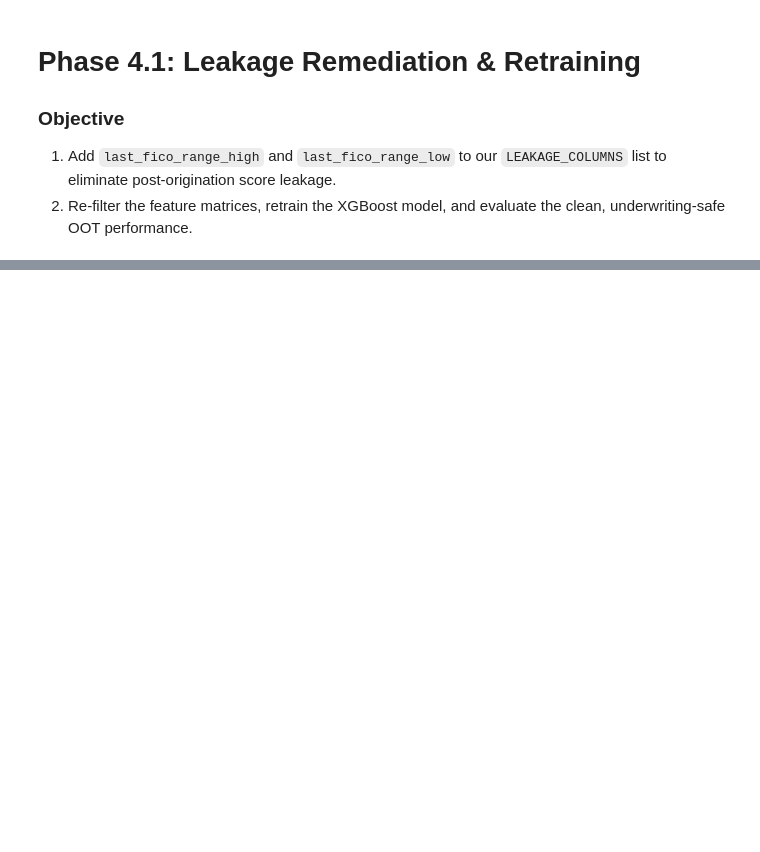
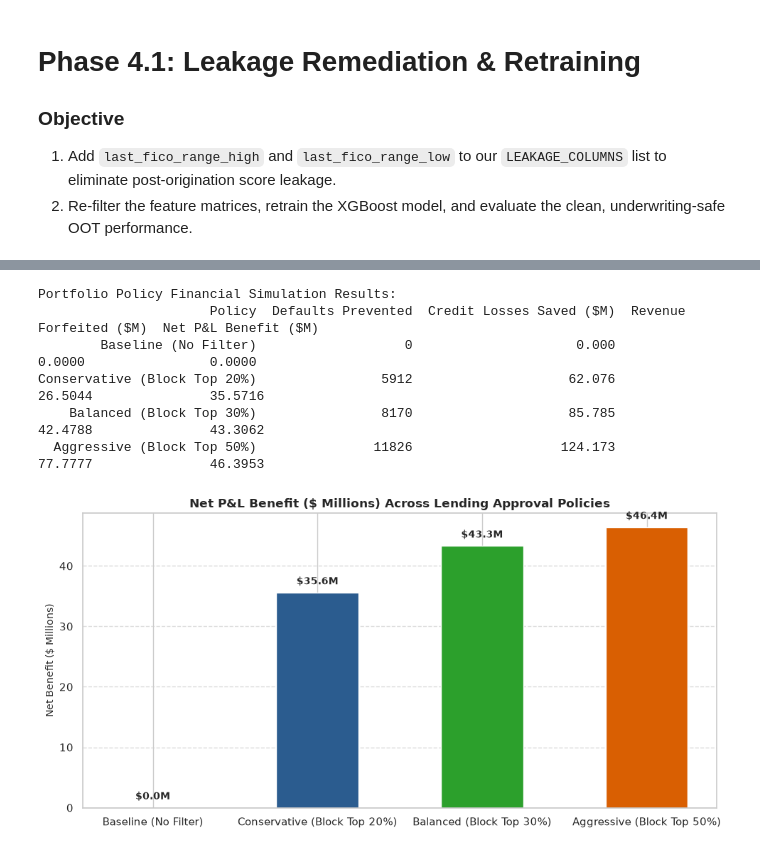
Before and after one commit to Blazins/credit-risk-default-engine, a Jupyter notebook: notebooks/credit_risk.ipynb, the cells around one changed output, grey strips where cells are left out. Cells and saved outputs as stored; diff of their text form; code cells hidden in the pictures; blank space fills up the shorter version.

```diff
--- a/notebooks/credit_risk.ipynb
+++ b/notebooks/credit_risk.ipynb
@@ -592,0 +645,79 @@ Maximum KS Statistic: 31.05%
+# %%
+# 1. Financial Assumptions
+AVG_LOAN_AMOUNT = 15000
+LOSS_GIVEN_DEFAULT = 0.70  # 70% severity
+AVG_LOSS_PER_DEFAULT = AVG_LOAN_AMOUNT * LOSS_GIVEN_DEFAULT  # $10,500
+AVG_INTEREST_MARGIN = 3900  # $3,900 revenue per performing loan
+
+# 2. Ensure decile_summary is sorted by risk_decile ascending (0 to 9)
+sim_df = decile_summary.sort_values(by='risk_decile', ascending=True).copy()
+
+# 3. Define approval policies based on risk decile cutoffs
+policies = {
+    'Baseline (No Filter)': [],
+    'Conservative (Block Top 20%)': [8, 9],
+    'Balanced (Block Top 30%)': [7, 8, 9],
+    'Aggressive (Block Top 50%)': [5, 6, 7, 8, 9]
+}
+
+policy_results = []
+
+for policy_name, blocked_deciles in policies.items():
+    if not blocked_deciles:
+        blocked_df = sim_df[sim_df['risk_decile'].isin([])]
+        approved_df = sim_df
+    else:
+        blocked_df = sim_df[sim_df['risk_decile'].isin(blocked_deciles)]
+        approved_df = sim_df[~sim_df['risk_decile'].isin(blocked_deciles)]
+
+    loans_approved = approved_df['total_loans'].sum()
+    loans_blocked = blocked_df['total_loans'].sum()
+
+    defaults_avoided = blocked_df['defaults'].sum()
+    good_rejected = blocked_df['non_defaults'].sum()
+
+    credit_losses_saved = defaults_avoided * AVG_LOSS_PER_DEFAULT
+    revenue_lost = good_rejected * AVG_INTEREST_MARGIN
+    net_benefit = credit_losses_saved - revenue_lost
+
+    policy_results.append({
+        'Policy': policy_name,
+        'Loans Approved': loans_approved,
+        'Loans Blocked': loans_blocked,
+        'Defaults Prevented': defaults_avoided,
+        'Good Loans Rejected': good_rejected,
+        'Credit Losses Saved ($M)': credit_losses_saved / 1e6,
+        'Revenue Forfeited ($M)': revenue_lost / 1e6,
+        'Net P&L Benefit ($M)': net_benefit / 1e6
+    })
+
+policy_df = pd.DataFrame(policy_results)
+print("Portfolio Policy Financial Simulation Results:")
+print(policy_df[['Policy', 'Defaults Prevented', 'Credit Losses Saved ($M)', 'Revenue Forfeited ($M)', 'Net P&L Benefit ($M)']].to_string(index=False))
+
+# 4. Visualize Net P&L Benefit across policies
+plt.figure(figsize=(10, 5))
+colors = ['#7f7f7f', '#2b5c8f', '#2ca02c', '#d95f02']
+bars = plt.bar(policy_df['Policy'], policy_df['Net P&L Benefit ($M)'], color=colors, width=0.5)
+
+plt.title("Net P&L Benefit ($ Millions) Across Lending Approval Policies", fontsize=12, fontweight="bold")
+plt.ylabel("Net Benefit ($ Millions)", fontsize=10)
+plt.grid(axis='y', linestyle='--', alpha=0.7)
+plt.axhline(0, color='black', linewidth=1)
+
+# Add data labels on top of bars
+for bar in bars:
+    height = bar.get_height()
+    plt.text(bar.get_x() + bar.get_width()/2., height + 1, f"${height:.1f}M", ha='center', va='bottom', fontsize=10, fontweight='bold')
+
+plt.tight_layout()
+plt.savefig("../reports/portfolio_policy_simulation.png", dpi=300, bbox_inches='tight')
+plt.show()
+# %% [output]
+Portfolio Policy Financial Simulation Results:
+                      Policy  Defaults Prevented  Credit Losses Saved ($M)  Revenue Forfeited ($M)  Net P&L Benefit ($M)
+        Baseline (No Filter)                   0                     0.000                  0.0000                0.0000
+Conservative (Block Top 20%)                5912                    62.076                 26.5044               35.5716
+    Balanced (Block Top 30%)                8170                    85.785                 42.4788               43.3062
+  Aggressive (Block Top 50%)               11826                   124.173                 77.7777               46.3953
+[figure, added]
```
Also changed, not shown: parts of 12 cells of this notebook, 4 other files.
